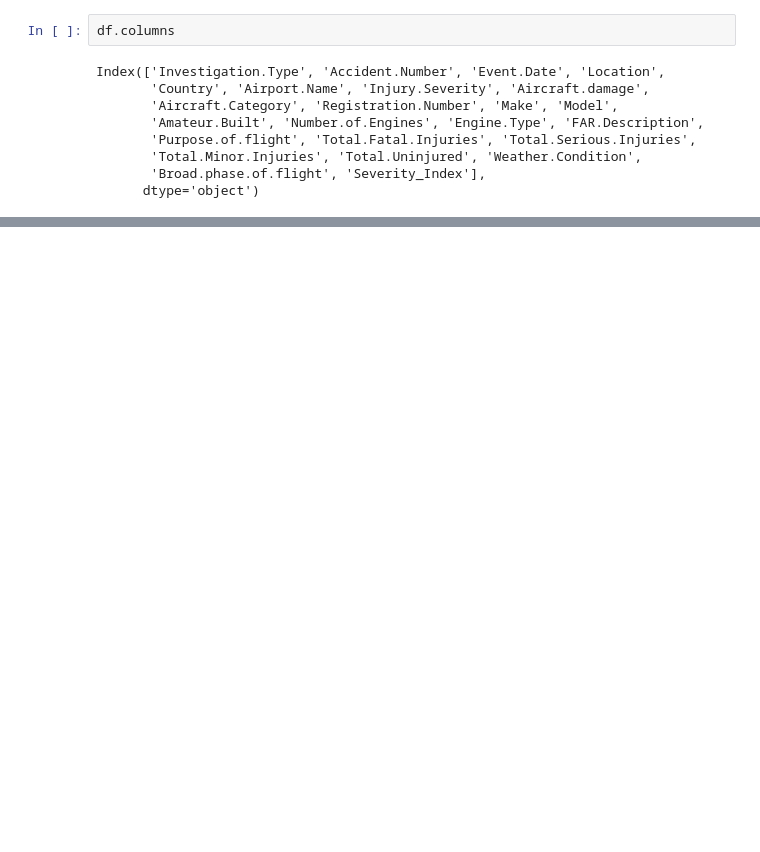
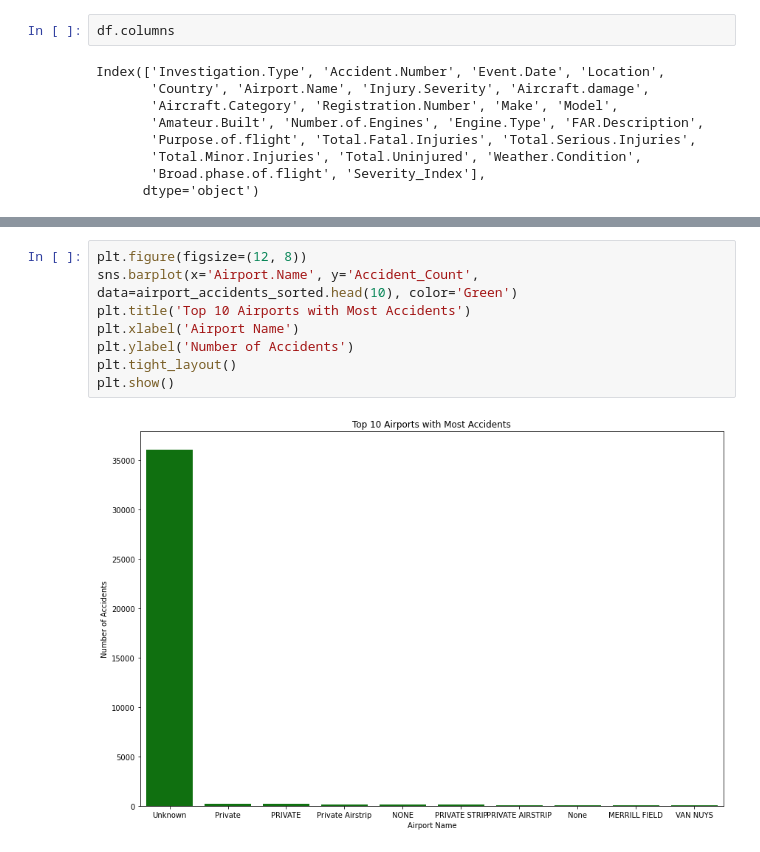
Before and after one commit to vnelima/Phase-1_Project_Aviation_, a Jupyter notebook: student.ipynb, the cells around one changed output, grey strips where cells are left out. Drawn from its saved outputs; the diff is of its cells as text; blank space fills up the shorter version.

```diff
--- a/student.ipynb
+++ b/student.ipynb
@@ -461,4 +517,14 @@ print(airport_accidents_sorted.head(10))
 16051              None              86
 14006     MERRILL FIELD              83
 23150          VAN NUYS              81
+# %%
+plt.figure(figsize=(12, 8))
+sns.barplot(x='Airport.Name', y='Accident_Count', data=airport_accidents_sorted.head(10), color='Green')
+plt.title('Top 10 Airports with Most Accidents')
+plt.xlabel('Airport Name')
+plt.ylabel('Number of Accidents')
+plt.tight_layout()
+plt.show()
+# %% [output]
+[figure, added]
 # %%
```
Also changed, not shown: parts of 32 cells of this notebook, 1 other file.
